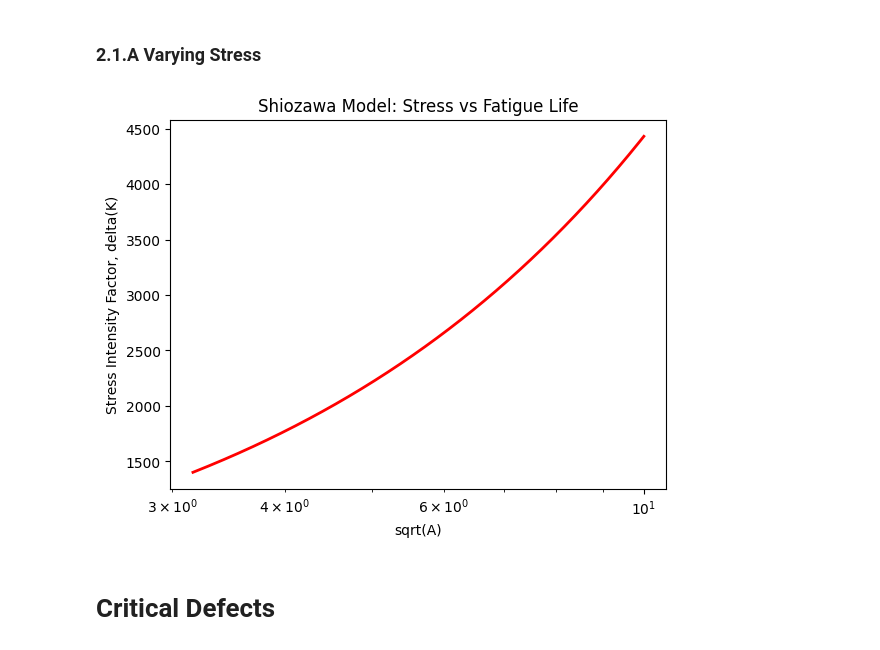
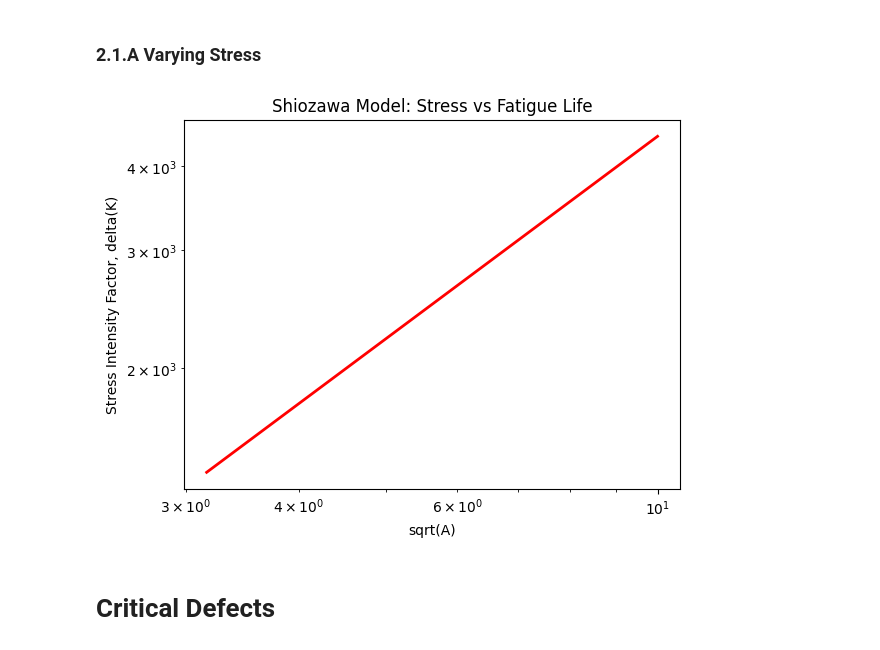
Before and after one commit to jessk816/pinn, a Jupyter notebook: models/deterministic.ipynb, the cells around one changed output. Drawn from its saved outputs; the diff is of its cells as text; code cells hidden in the pictures.

```diff
--- a/models/deterministic.ipynb
+++ b/models/deterministic.ipynb
@@ -262,22 +288,23 @@ delta_K = stress_intensity_factor(stress_vary, defect_vary)
 # %%
 # data
 S_fixed = 250                                       # fixed stress amplitude, S, [MPa]
 delta_K = stress_intensity_factor(S_fixed, defect_vary)
 
 # scatter plot of delta(K) vs sqrt(A)
 plt.plot(np.sqrt(defect_vary), delta_K, color='red', linewidth=2, markersize=12)
 plt.xscale('log')
 
 # axis labels
 plt.title('Shiozawa Model: Stress vs Fatigue Life')
 plt.xlabel('sqrt(A)')
 plt.ylabel('Stress Intensity Factor, delta(K)')
 
 plt.xscale('log')
+plt.yscale('log')
 
 plt.show()
 # %% [output]
-[figure, old version]
+[figure, new version]
 # %% [markdown]
 # Critical Defects
 # %% [markdown]
```
Also changed, not shown: parts of 3 cells of this notebook, 1 other file.
